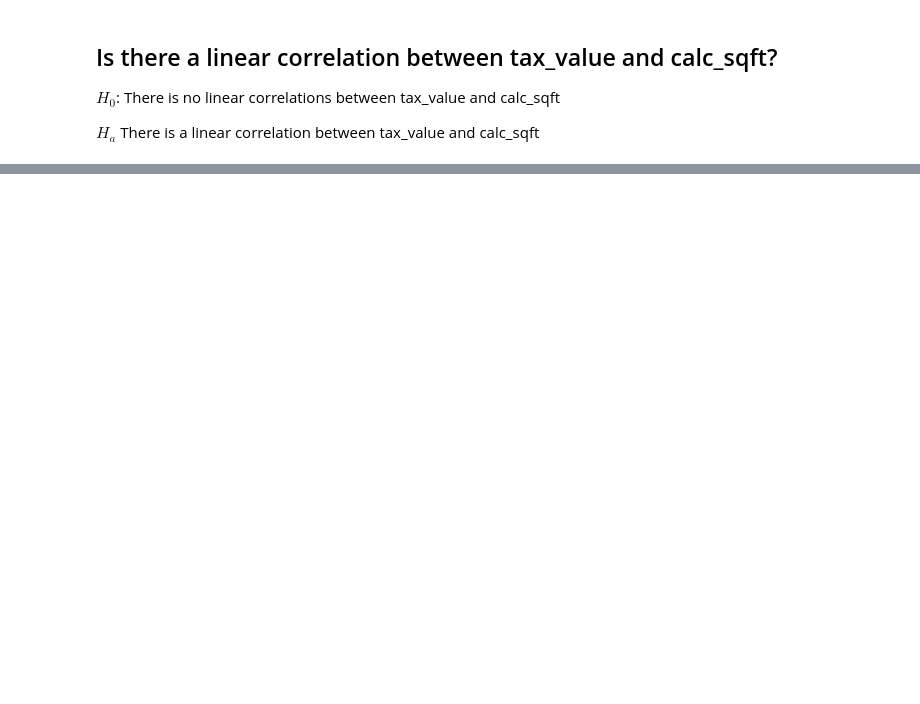
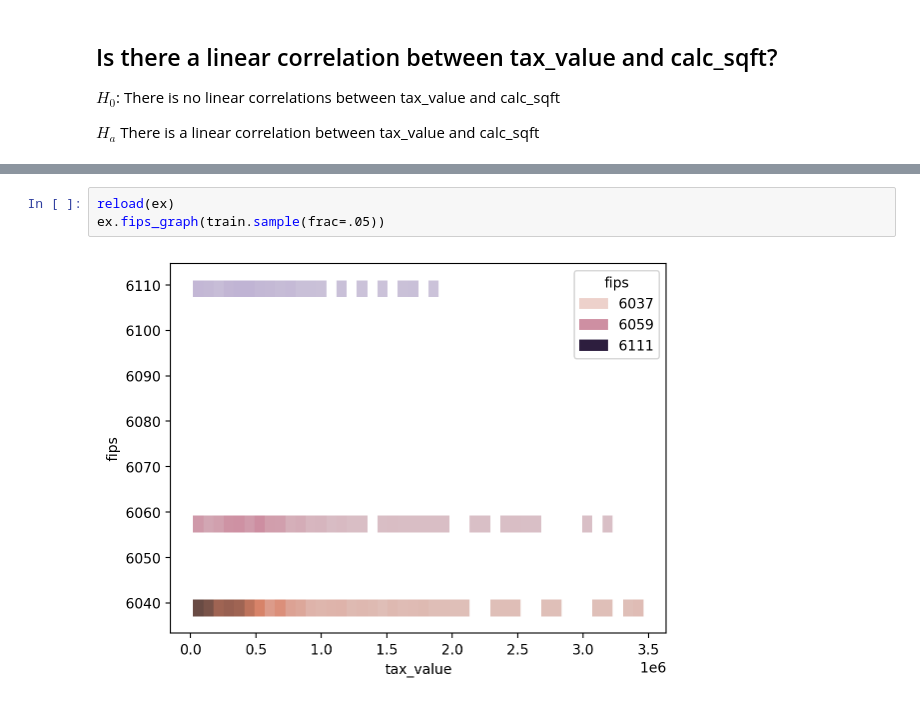
Before and after one commit to Is0metry/project3, a Jupyter notebook: final_report.ipynb, the cells around one changed output, grey strips where cells are left out. Drawn from its saved outputs; the diff is of its cells as text; blank space fills up the shorter version.

```diff
--- a/final_report.ipynb
+++ b/final_report.ipynb
@@ -88,0 +98,5 @@ ex.obligatory_pie_chart(train)
+# %%
+reload(ex)
+ex.fips_graph(train.sample(frac=.05))
+# %% [output]
+[figure, added]
```
Also changed, not shown: parts of 22 cells of this notebook.
